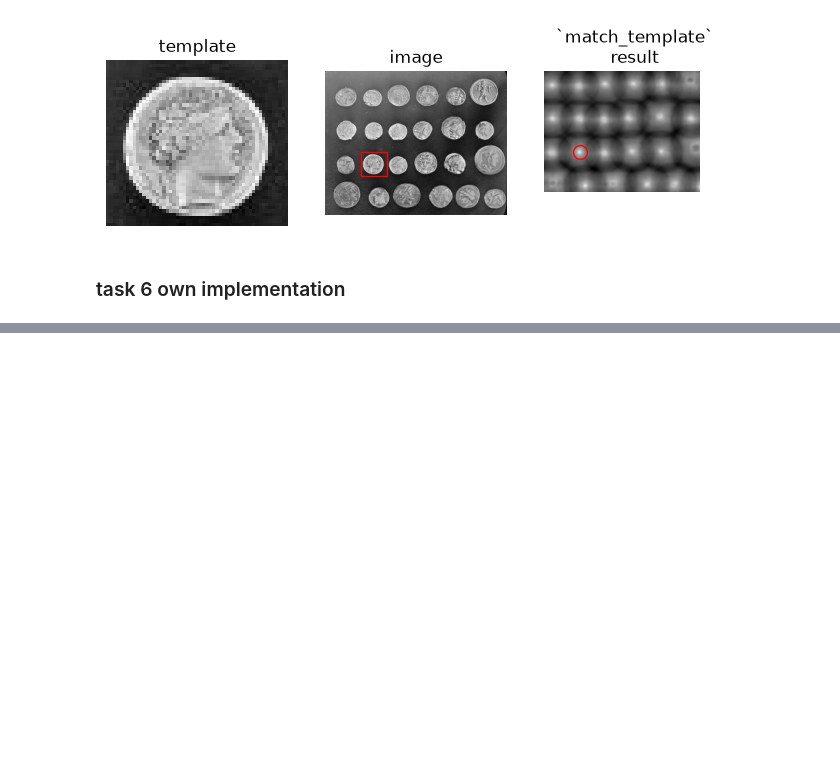
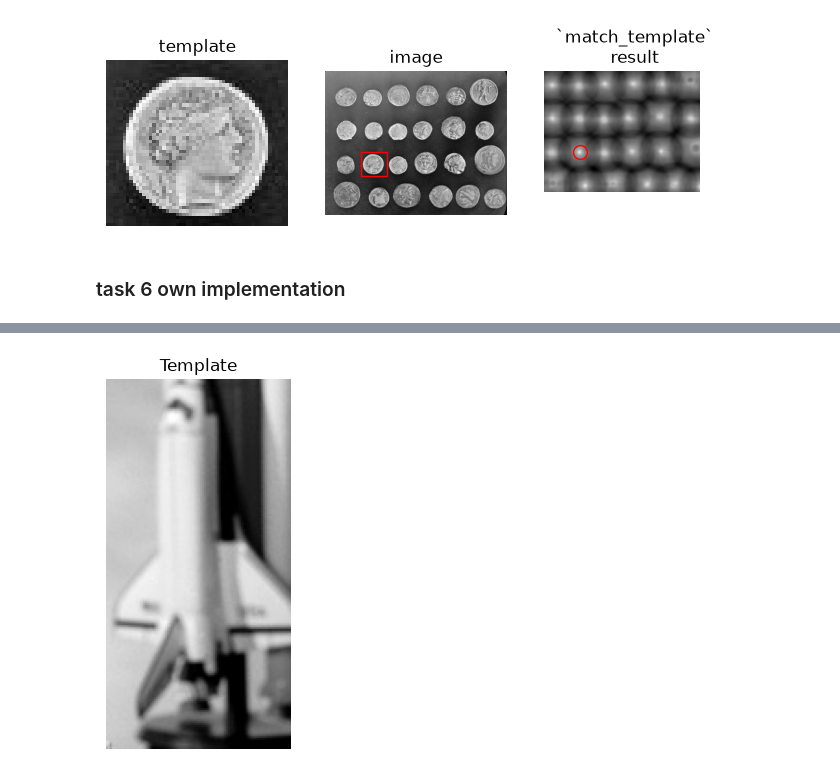
Before and after one commit to vamsik1606/Ai_programmin_course, a Jupyter notebook: lab4/lab4_grp18.ipynb, the cells around one changed output, grey strips where cells are left out. Saved outputs shown, nothing was run; the diff lists cells and outputs as text; code cells hidden in the pictures; blank space fills up the shorter version.

```diff
--- a/lab4/lab4_grp18.ipynb
+++ b/lab4/lab4_grp18.ipynb
@@ -236,0 +254,12 @@ plt.show()
+# %%
+# selecting the template
+template = grayscale_ast[90:290,350:450]
+
+import matplotlib.pyplot as plt
+
+plt.imshow(template, cmap="gray")
+plt.title("Template")
+plt.axis("off")
+plt.show()
+# %% [output]
+[figure, added]
```
Also changed, not shown: parts of 4 cells of this notebook.
